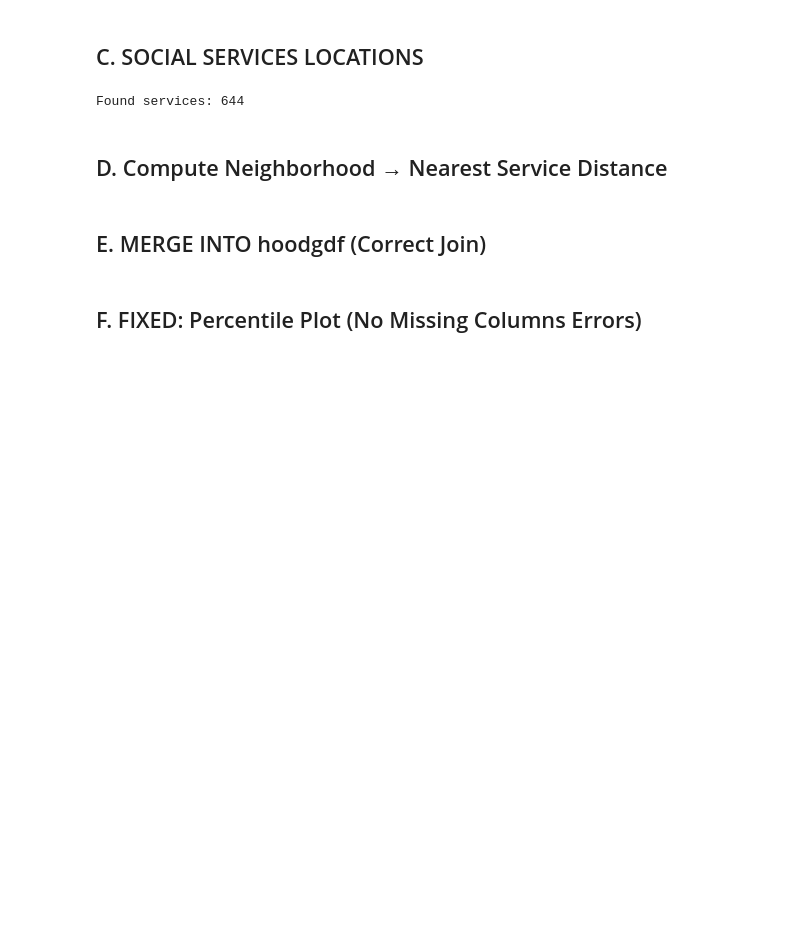
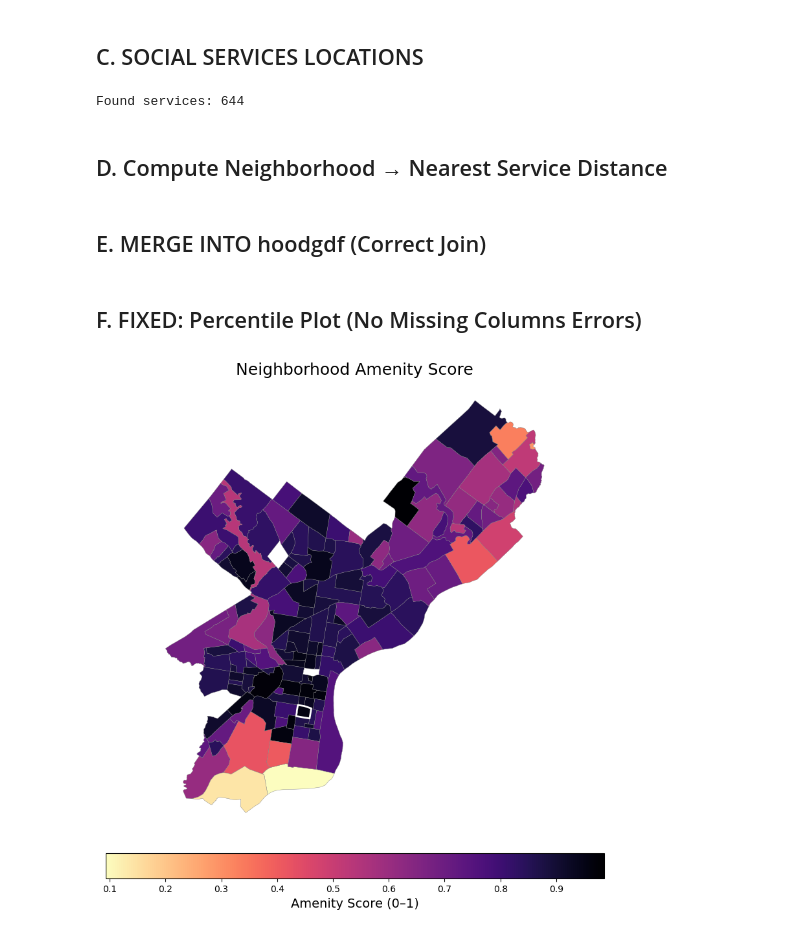
Before and after one commit to astauf03/musa5500-python-final, a Jupyter notebook: notebooks/land_use/landuse.ipynb, the cells around one changed output. Cells and saved outputs as stored; diff of their text form; code cells hidden in the pictures; blank space fills up the shorter version.

```diff
--- a/notebooks/land_use/landuse.ipynb
+++ b/notebooks/land_use/landuse.ipynb
@@ -559,3 +560,50 @@ hoodgdf = hoodgdf.merge(
 hoodgdf.to_file("hoodgdf.gpkg", layer="hood", driver="GPKG")
 # %% [markdown]
 ## F. FIXED: Percentile Plot (No Missing Columns Errors)
+# %%
+import matplotlib.pyplot as plt
+import matplotlib.colors as colors
+import geopandas as gpd
+
+# --- Create Amenity Score ---
+hoodgdf["amenity_score"] = (
+    hoodgdf["health_proximity_score"] + hoodgdf["service_proximity_score"]
+) / 2
+
+# Passyunk Square highlight
+psq = hoodgdf[hoodgdf["Name"] == "PASSYUNK_SQUARE"]
+
+# --- Normalization for color scale ---
+vmin = hoodgdf["amenity_score"].min()
+vmax = hoodgdf["amenity_score"].max()
+norm = colors.Normalize(vmin=vmin, vmax=vmax)
+cmap = "magma_r"
+
+# --- Plot ---
+fig, ax = plt.subplots(figsize=(10, 10))
+
+hoodgdf.plot(
+    column="amenity_score",
+    cmap=cmap,
+    norm=norm,
+    edgecolor="grey",
+    linewidth=0.3,
+    ax=ax
+)
+
+# Highlight Passyunk Square
+psq.plot(ax=ax, facecolor='none', edgecolor="white", linewidth=2)
+
+ax.set_title("Neighborhood Amenity Score", fontsize=18)
+ax.axis("off")
+
+# Colorbar
+sm = plt.cm.ScalarMappable(cmap=cmap, norm=norm)
+sm._A = []
+cbar = fig.colorbar(sm, ax=ax, orientation="horizontal", fraction=0.05, pad=0.04)
+cbar.set_label("Amenity Score (0–1)", fontsize=14)
+
+plt.savefig("amenity_score_map.png", dpi=300, bbox_inches="tight")
+plt.show()
+# %% [output]
+[figure, added]
```
Also changed, not shown: parts of 5 cells of this notebook, 1 other file.
